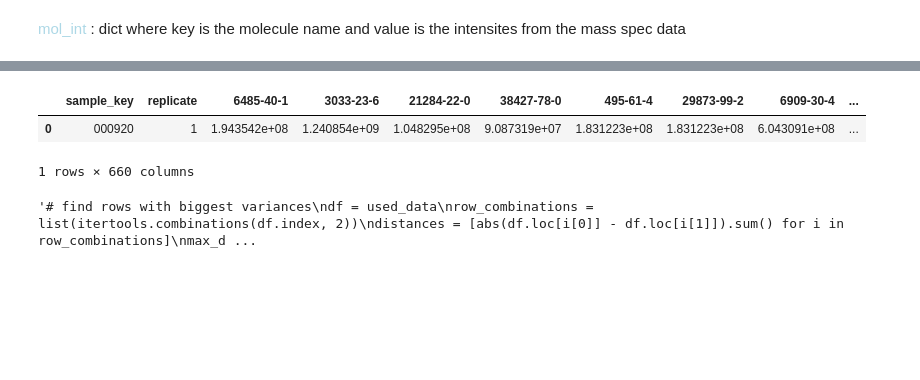
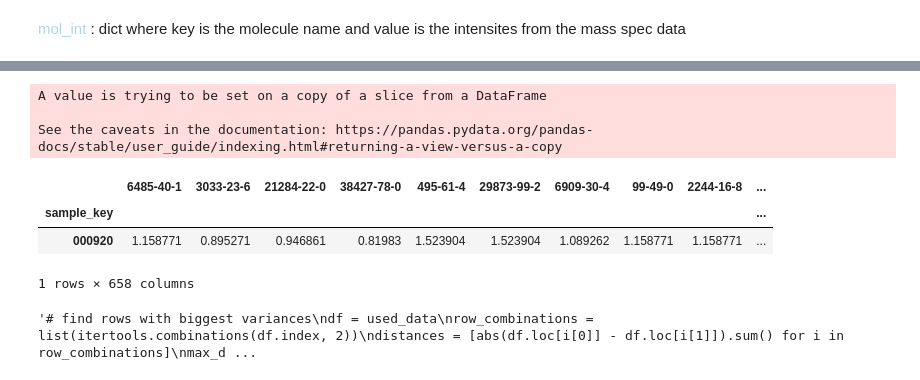
Before and after one commit to rengesf/flavorpred, a Jupyter notebook: Pipeline_RI.ipynb, the cells around one changed output, grey strips where cells are left out. Saved outputs shown, nothing was run; the diff lists cells and outputs as text; code cells hidden in the pictures; blank space fills up the shorter version.

```diff
--- a/Pipeline_RI.ipynb
+++ b/Pipeline_RI.ipynb
@@ -104,0 +140,3 @@ data = data[data["replicate"]==1]
+# %%
+data_dist['median']= data_dist.apply(lambda row:row[2:-1].median(), axis=1)
+data_dist['mean']= data_dist.apply(lambda row:row[2:-2].mean(), axis=1)
@@ -104,0 +159,6 @@ data = data[data["replicate"]==1]
+# %%
+data_norm = data_dist.apply(lambda row: row[2:-3]/row['mean'],axis=1)
+# %%
+data_norm.index = data_dist['sample_key']
+# %%
+data_norm2 = data_norm.apply(lambda col:col/col.median(),axis=0)
@@ -107,12 +182,17 @@ sample_key = "000920"
 # %%
-used_data = data[data["sample_key"]==sample_key]
+used_data = data_norm2[data_norm2.index==sample_key]
 #filter columns that are 0
+used_data.fillna(0, inplace=True)
 used_data = used_data.loc[:, (used_data != 0).any(axis=0)]
 used_data
 # %% [output]
+A value is trying to be set on a copy of a slice from a DataFrame
+
+See the caveats in the documentation: https://pandas.pydata.org/pandas-docs/stable/user_guide/indexing.html#returning-a-view-versus-a-copy
-|  | sample_key | replicate | 6485-40-1 | 3033-23-6 | 21284-22-0 | 38427-78-0 | 495-61-4 | 29873-99-2 | 6909-30-4 | ... |
-| 0 | 000920 | 1 | 1.943542e+08 | 1.240854e+09 | 1.048295e+08 | 9.087319e+07 | 1.831223e+08 | 1.831223e+08 | 6.043091e+08 | ... |
+|  | 6485-40-1 | 3033-23-6 | 21284-22-0 | 38427-78-0 | 495-61-4 | 29873-99-2 | 6909-30-4 | 99-49-0 | 2244-16-8 | ... |
+| sample_key |  |  |  |  |  |  |  |  |  | ... |
+| 000920 | 1.158771 | 0.895271 | 0.946861 | 0.81983 | 1.523904 | 1.523904 | 1.089262 | 1.158771 | 1.158771 | ... |
-1 rows × 660 columns
+1 rows × 658 columns
 # %%
 '''# find rows with biggest variances
 df = used_data
```
Also changed, not shown: parts of 64 cells of this notebook.
